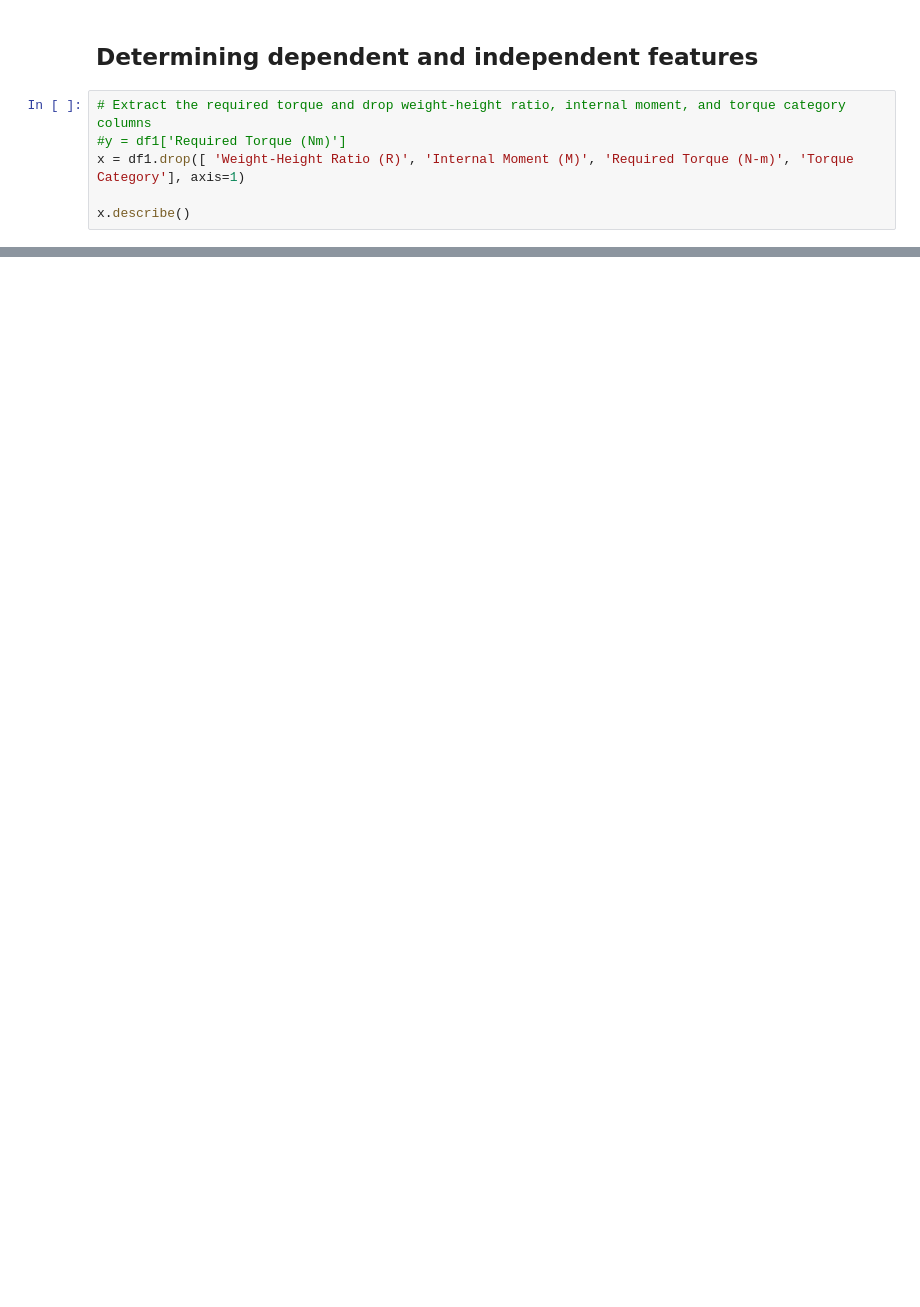
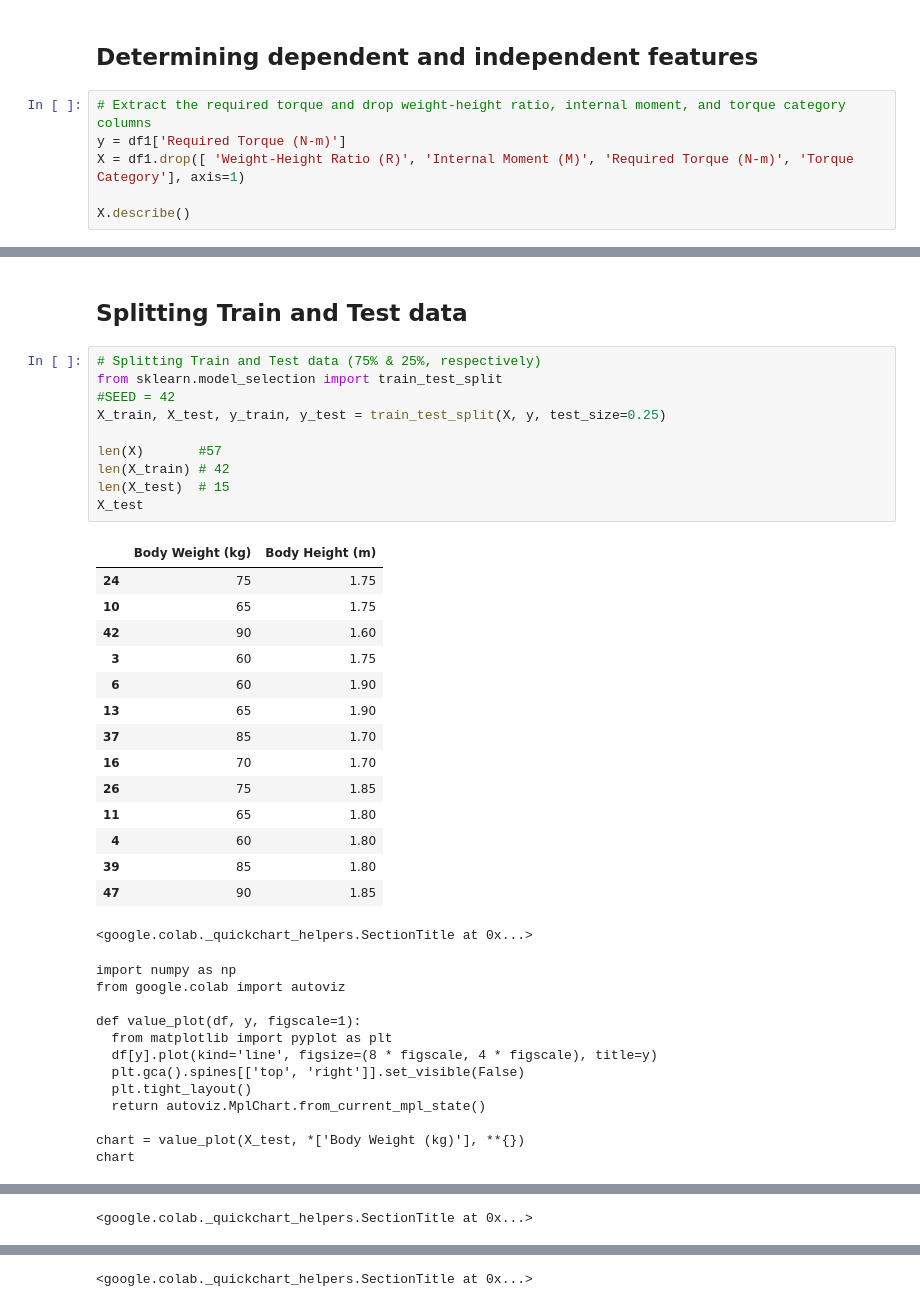
Before and after one commit to shakil1819/CSE442-Machine-Learning-Sessional, a Jupyter notebook: Week_1_2_experiment.ipynb, the cells around one changed output, grey strips where cells are left out. Saved outputs shown, nothing was run; the diff lists cells and outputs as text; blank space fills up the shorter version.

Commit message:
-Splitting Train and Test data

```diff
--- a/Week_1_2_experiment.ipynb
+++ b/Week_1_2_experiment.ipynb
@@ -207,10 +207,10 @@ df1.tail(10)
 ## Determining dependent and independent features
 # %%
 # Extract the required torque and drop weight-height ratio, internal moment, and torque category columns
-#y = df1['Required Torque (Nm)']
-x = df1.drop([ 'Weight-Height Ratio (R)', 'Internal Moment (M)', 'Required Torque (N-m)', 'Torque Category'], axis=1)
+y = df1['Required Torque (N-m)']
+X = df1.drop([ 'Weight-Height Ratio (R)', 'Internal Moment (M)', 'Required Torque (N-m)', 'Torque Category'], axis=1)
 
-x.describe()
+X.describe()
 # %% [output]
 |  | Body Weight (kg) | Body Height (m) |
 | count | 49.00000 | 49.000000 |
@@ -289 +289,41 @@ chart = scatter_plots(_df_42, *[[['Body Weight (kg)', 'Body Height (m)']]], **{}
 chart
+# %% [markdown]
+## Splitting Train and Test data
+# %%
+# Splitting Train and Test data (75% & 25%, respectively)
+from sklearn.model_selection import train_test_split
+#SEED = 42
+X_train, X_test, y_train, y_test = train_test_split(X, y, test_size=0.25)
+
+len(X)	     #57
+len(X_train) # 42
+len(X_test)  # 15
+X_test
+# %% [output]
+|  | Body Weight (kg) | Body Height (m) |
+| 24 | 75 | 1.75 |
+| 10 | 65 | 1.75 |
+| 42 | 90 | 1.60 |
+| 3 | 60 | 1.75 |
+| 6 | 60 | 1.90 |
+| 13 | 65 | 1.90 |
+| 37 | 85 | 1.70 |
+| 16 | 70 | 1.70 |
+| 26 | 75 | 1.85 |
+| 11 | 65 | 1.80 |
+| 4 | 60 | 1.80 |
+| 39 | 85 | 1.80 |
+| 47 | 90 | 1.85 |
+<google.colab._quickchart_helpers.SectionTitle at 0x...>
+import numpy as np
+from google.colab import autoviz
+
+def value_plot(df, y, figscale=1):
+  from matplotlib import pyplot as plt
+  df[y].plot(kind='line', figsize=(8 * figscale, 4 * figscale), title=y)
+  plt.gca().spines[['top', 'right']].set_visible(False)
+  plt.tight_layout()
+  return autoviz.MplChart.from_current_mpl_state()
+
+chart = value_plot(X_test, *['Body Weight (kg)'], **{})
+chart
@@ -289,0 +342 @@ chart
+<google.colab._quickchart_helpers.SectionTitle at 0x...>
@@ -289,0 +367 @@ chart
+<google.colab._quickchart_helpers.SectionTitle at 0x...>
```
Also changed, not shown: parts of 2 cells of this notebook.
